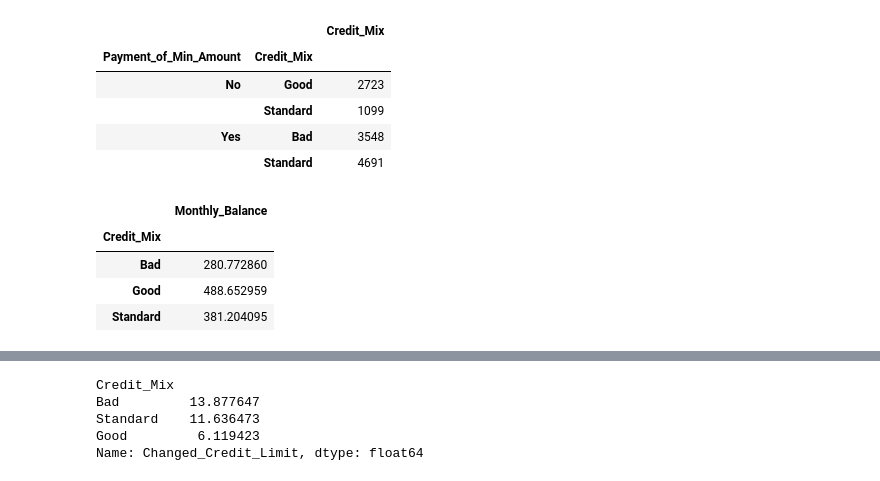
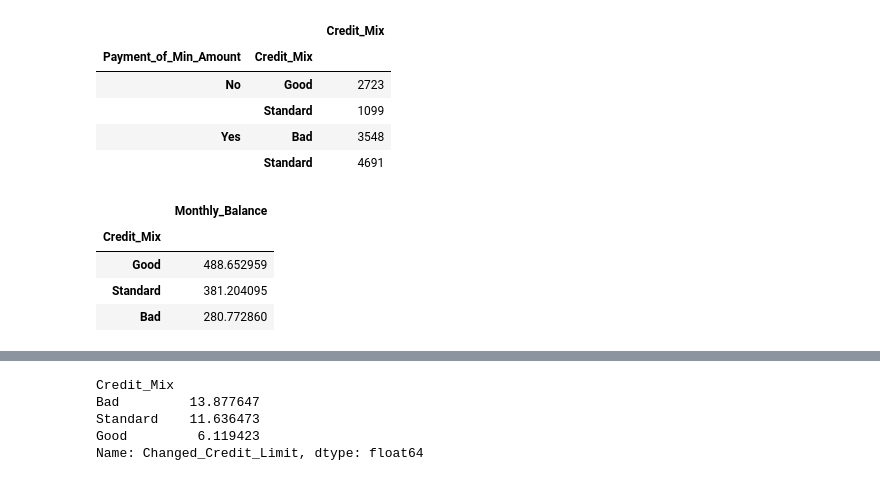
Before and after one commit to Anson369/Credit-card-status-prediction, a Jupyter notebook: credit_score.ipynb, the cells around one changed output, grey strips where cells are left out. Drawn from its saved outputs; the diff is of its cells as text; code cells hidden in the pictures.

```diff
--- a/credit_score.ipynb
+++ b/credit_score.ipynb
@@ -319,10 +323,11 @@ df1.groupby(['Payment_of_Min_Amount','Credit_Mix'])[['Credit_Mix']].count()
 | Yes | Bad | 3548 |
 |  | Standard | 4691 |
 # %%
-df1.groupby('Credit_Mix')[['Monthly_Balance']].mean()
+z=df1.groupby('Credit_Mix')[['Monthly_Balance']].mean().sort_values(by='Monthly_Balance',ascending=False)
+z
 # %% [output]
 |  | Monthly_Balance |
 | Credit_Mix |  |
-| Bad | 280.772860 |
 | Good | 488.652959 |
 | Standard | 381.204095 |
+| Bad | 280.772860 |
```
Also changed, not shown: parts of 7 cells of this notebook, 2 other files.
